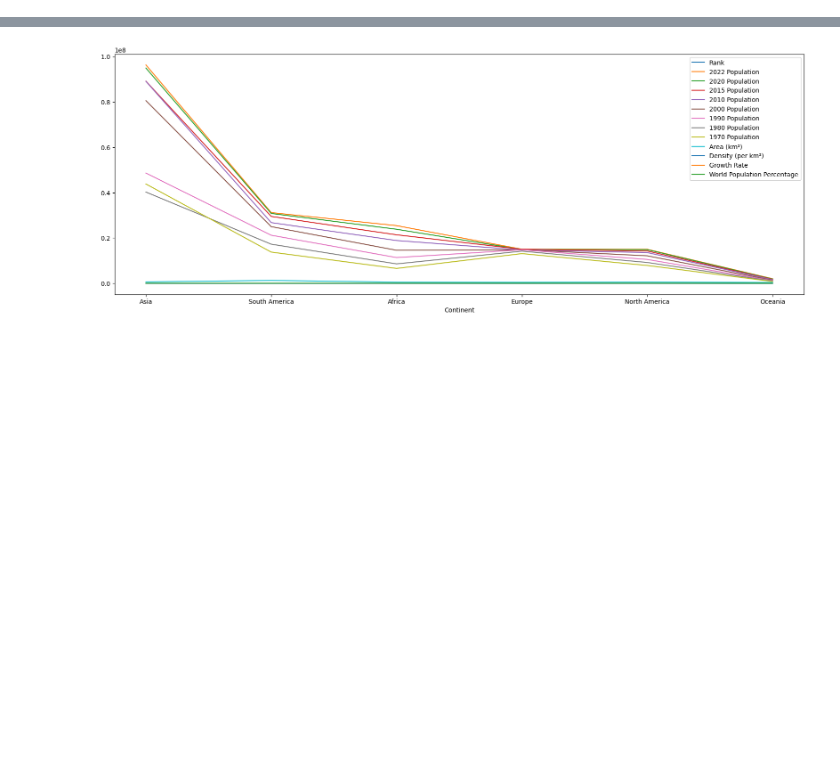
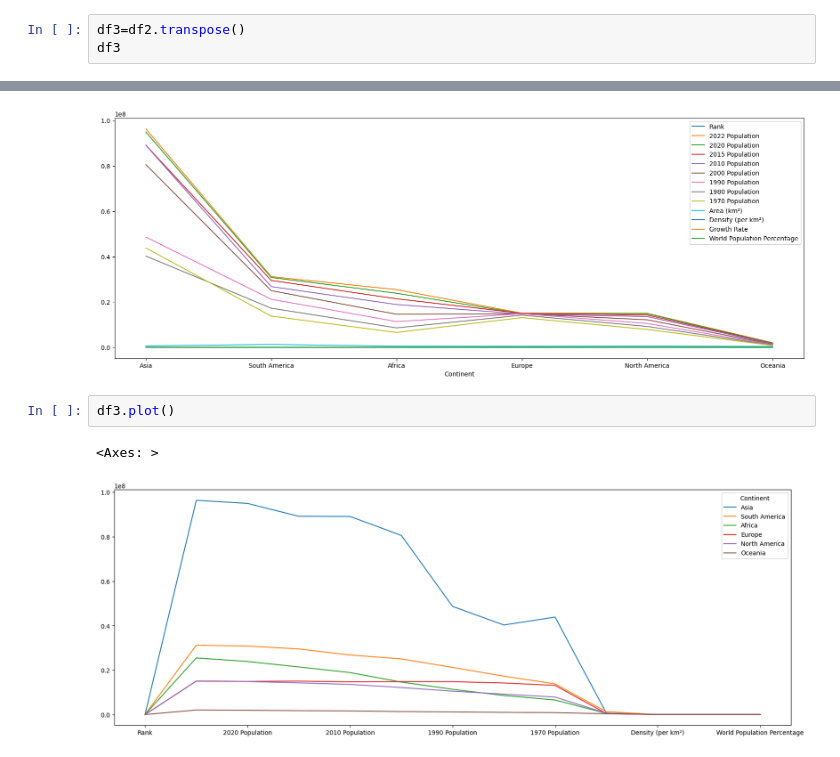
Before and after one commit to KabiraKabira7/EDA_In_Pandas, a Jupyter notebook: EDA_In_Pandas.ipynb, the cells around one changed output, grey strips where cells are left out. Saved outputs shown, nothing was run; the diff lists cells and outputs as text; blank space fills up the shorter version.

```diff
--- a/EDA_In_Pandas.ipynb
+++ b/EDA_In_Pandas.ipynb
@@ -222,3 +222,6 @@ df[df['Continent'].str.contains('Oceania')]
 | 216 | 227 | TUV | Tuvalu | Funafuti | Oceania | 11312.00 | 11069.00 | 10877.00 | ... |
 | 225 | 181 | VUT | Vanuatu | Port-Vila | Oceania | 326740.00 | 311685.00 | 276438.00 | ... |
 | 229 | 226 | WLF | Wallis and Futuna | Mata-Utu | Oceania | 11572.00 | 11655.00 | 12182.00 | ... |
+# %%
+df3=df2.transpose()
+df3
@@ -227,3 +245,8 @@ df2.plot()
 # %% [output]
 <Axes: xlabel='Continent'>
 [figure]
+# %%
+df3.plot()
+# %% [output]
+<Axes: >
+[figure, added]
```
Also changed, not shown: parts of 6 cells of this notebook.
